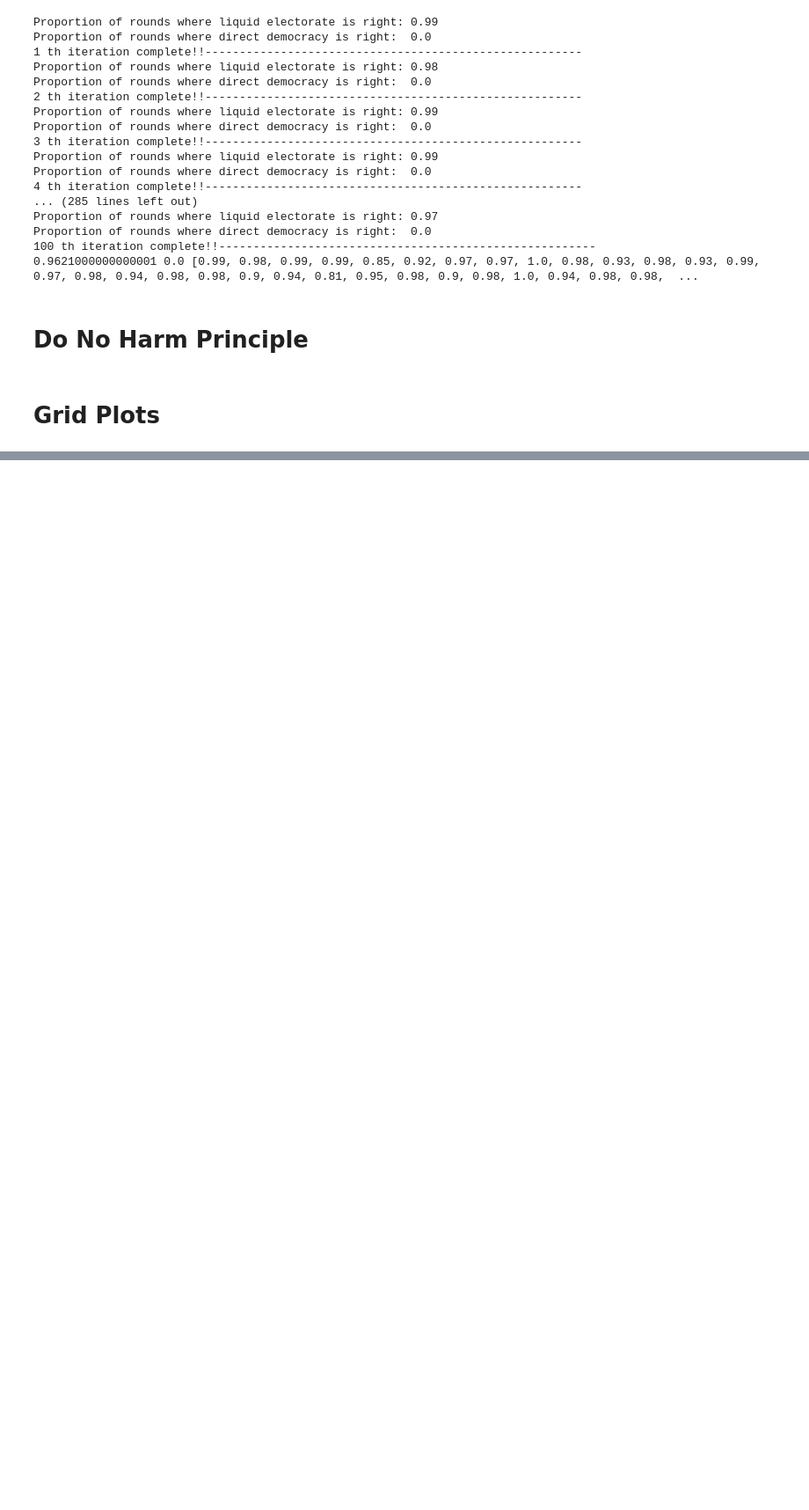
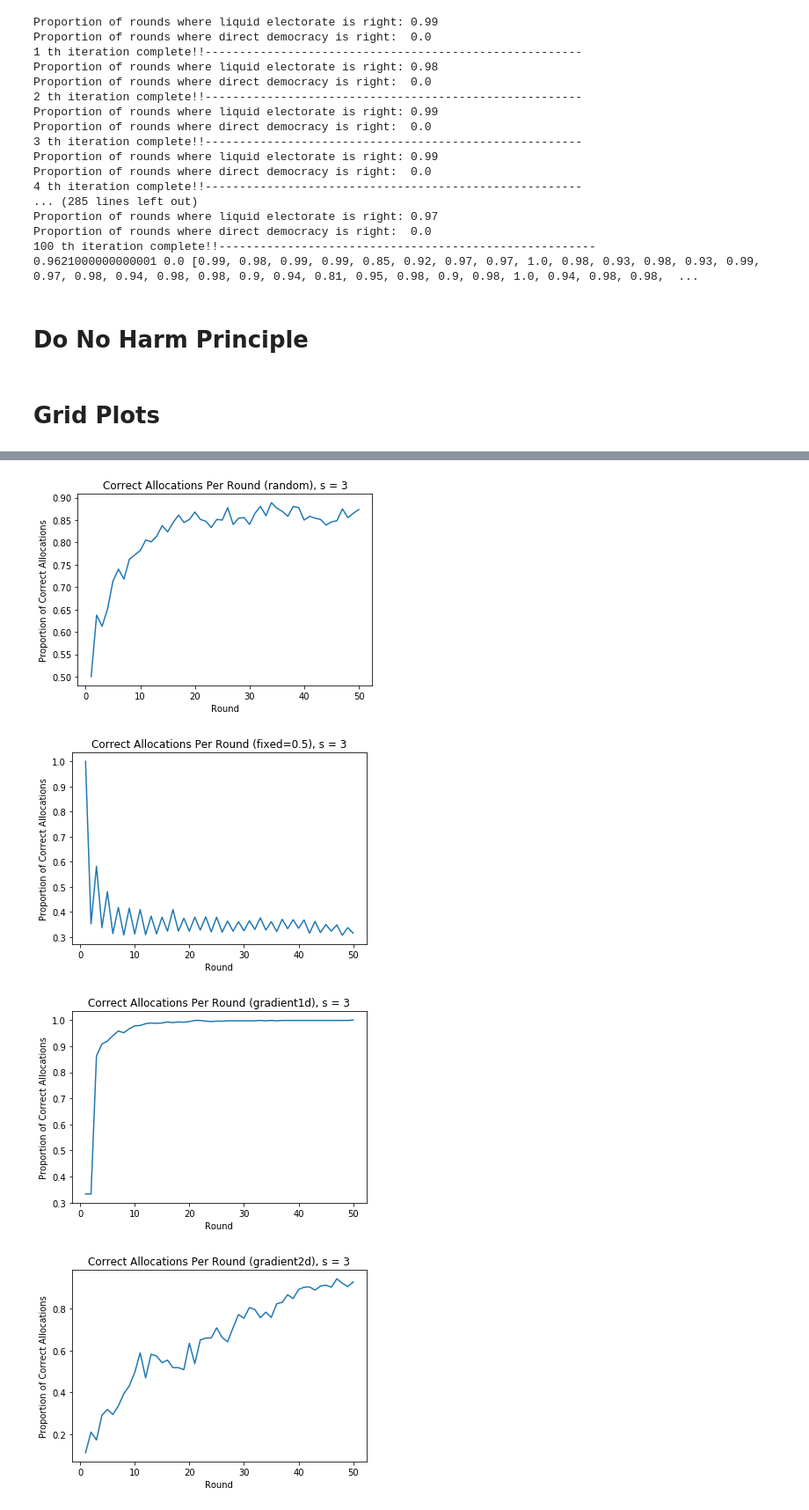
Before and after one commit to romil797/CS238, a Jupyter notebook: liquidmodel.ipynb, the cells around one changed output, grey strips where cells are left out. Shown at 88% size. Saved outputs shown, nothing was run; the diff lists cells and outputs as text; code cells hidden in the pictures; blank space fills up the shorter version.

Commit message:
full plots for grid graphs

```diff
--- a/liquidmodel.ipynb
+++ b/liquidmodel.ipynb
@@ -1112,7 +1104,7 @@ def make_grid(s, competency="random"):
     Competencies:
         random: assigns random competencies between 0 and 1
         [prop]: assigns all voters a fixed competency equal to the input
-        periodic:
+        periodic: other periodic tilings interesting, esp. if s is not divisible by period
         gradient1d: gradient of competencies, each with (i+1)/s (with 1/s on the left and 1 on the right (each row))
         gradient2d: gradient of comeptencies, each with (i+1+j+1)/(s*s) (with 2/(s*s) on top left and 1 in bottom right)
         rings: ring of evenly spaced competencies, with center (1 voter if odd, 4 voters if even) having competency 1 and outermost ring having competency 0
@@ -1134,10 +1126,7 @@ def make_grid(s, competency="random"):
         if competency>=0 and competency<=1:
             truecomps = np.repeat(competency, s*s)
     except:
-        if competency=="periodic": # other periodic tilings interesting, esp. if s is not divisible by period
-            pass
-            # TODO
-        elif competency=="gradient1d":
+        if competency=="gradient1d":
             truecomps = np.tile(1/s*np.arange(1, s+1).flatten(),s)
         elif competency=="gradient2d":
             truecomps = 1/(s*s)*np.array([int(i/s)+1+i%s+1 for i in range(s*s)])
@@ -1402,7 +1391,7 @@ def plot_allocation_performance_gridgraphs(s, competency, tests=100, rounds=50):
 #     allocation_performances = np.mean(np.array(allocation_performances), axis=0)
 
 #     zipf_truecomps, zipf_nbpairs = generate_zipfgraph(n, repeat=repeat)
-    allocation_performances = run_grid_graphs(avg_allocation_performance, {"iter":2, "rounds": rounds}, s, 2,
+    allocation_performances = run_grid_graphs(avg_allocation_performance, {"iter":5, "rounds": rounds}, s, tests,
                                               competency
                                               )
 
@@ -1410,7 +1399,12 @@ def plot_allocation_performance_gridgraphs(s, competency, tests=100, rounds=50):
     plt.plot(range(1, rounds + 1), allocation_performances)
     plt.xlabel("Round")
     plt.ylabel("Proportion of Correct Allocations")
-    plt.title("Proportion of Correct Allocations Per Round")
+    try:
+        plt.title("Correct Allocations Per Round (" + competency + "), s = " + str(s))
+        plt.savefig("grid_correctallocations_"+competency+"_"+str(s))
+    except:
+        plt.title("Correct Allocations Per Round (fixed=" + str(competency) + "), s = " + str(s))
+        plt.savefig("grid_correctallocations_"+"fixed_"+str(s))
     plt.show()
 # %%
 plot_allocation_performance_gridgraphs(10, "random", tests=2)
@@ -1434,7 +1422,7 @@ def plot_vote_performance_gridgraphs(s, competency, tests=100, rounds=50):
     # Generate `tests` different graphs
     for i in range(tests):
         grid_truecomps, grid_nbpairs = make_grid(s, competency)
-        standard, truestandard, direct = avg_vote_performance(grid_truecomps, grid_nbpairs, iter=2, rounds=rounds)
+        standard, truestandard, direct = avg_vote_performance(grid_truecomps, grid_nbpairs, iter=5, rounds=rounds)
         standard_vote_performances.append(standard)
         truestandard_vote_performances.append(truestandard)
         direct_vote_performances.append(direct)
@@ -1451,7 +1439,12 @@ def plot_vote_performance_gridgraphs(s, competency, tests=100, rounds=50):
 
     plt.xlabel("Round")
     plt.ylabel("Proportion of Correct Votes")
-    plt.title("Proportion of Correct Votes Per Round")
+    try:
+        plt.title("Correct Votes Per Round (" + competency + "), s = " + str(s))
+        plt.savefig("grid_correct_votes_"+competency+"_"+str(s))
+    except:
+        plt.title("Correct Votes Per Round (fixed=" + str(competency) + "), s = " + str(s))
+        plt.savefig("grid_correct_votes_"+"fixed_"+str(s))
     plt.show()
 # %%
 plot_vote_performance_gridgraphs(10, "random", tests=2)
@@ -1467,0 +1461,24 @@ plot_vote_performance_gridgraphs(10, "rings", tests=2)
+# %%
+# ALL PLOTS!
+t = 4
+for s in [3, 5, 10]:
+    plot_allocation_performance_gridgraphs(s, "random", tests=t)
+    plot_allocation_performance_gridgraphs(s, 0.5, tests=t)
+    plot_allocation_performance_gridgraphs(s, "gradient1d", tests=t)
+    plot_allocation_performance_gridgraphs(s, "gradient2d", tests=t)
+    plot_allocation_performance_gridgraphs(s, "rings", tests=t)
+
+    print("s=", s, " allocations complete------------------------------------------------------------")
+
+    plot_vote_performance_gridgraphs(s, "random", tests=t)
+    plot_vote_performance_gridgraphs(s, 0.5, tests=t)
+    plot_vote_performance_gridgraphs(s, "gradient1d", tests=t)
+    plot_vote_performance_gridgraphs(s, "gradient2d", tests=t)
+    plot_vote_performance_gridgraphs(s, "rings", tests=t)
+
+    print("s=", s, " DONE!!!------------------------------------------------------------")
+# %% [output]
+[figure, added]
+[figure, added]
+[figure, added]
+[figure, added]
```
Also changed, not shown: parts of 5 cells of this notebook.
